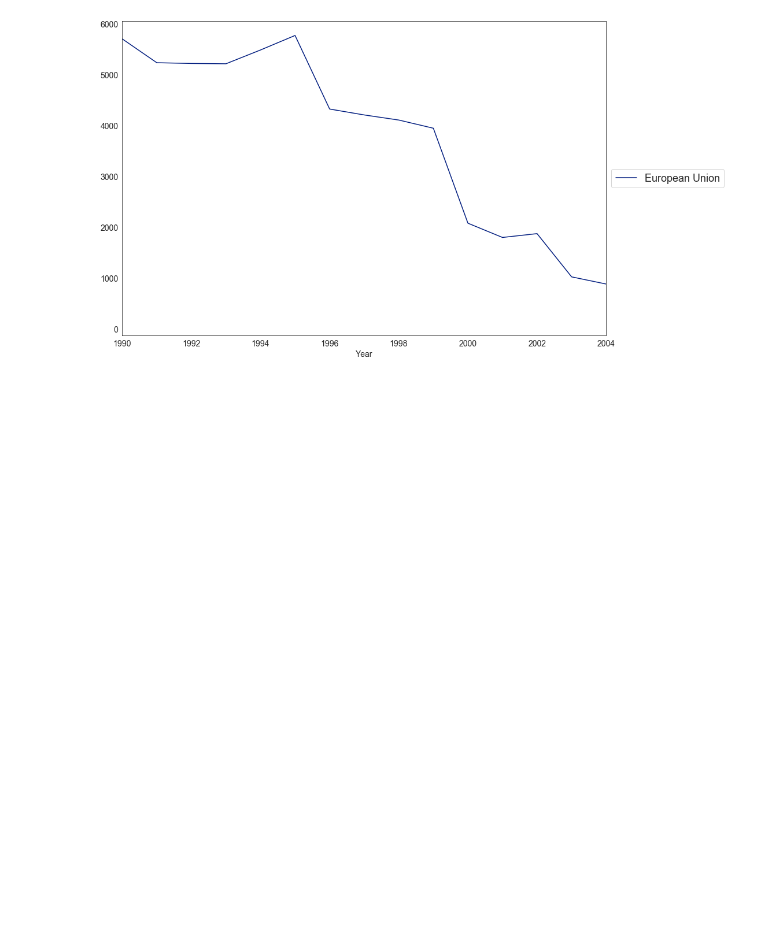
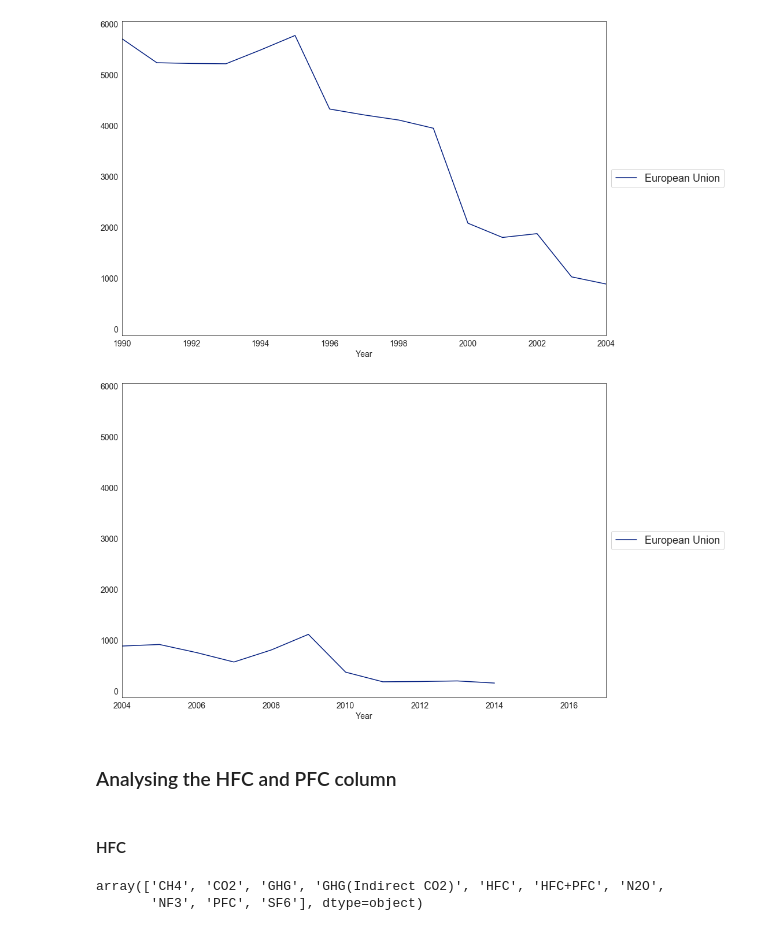
Before and after one commit to Wealthy-Waste/International-Greenhouse-Gas-Emissions, a Jupyter notebook: INTERNATIONAL GREENHOUSE GAS EMMISSION/1 - EMISSION ANALYSIS - 9TH MAY 2020.ipynb, the cells around one changed output. Cells and saved outputs as stored; diff of their text form; code cells hidden in the pictures; blank space fills up the shorter version.

```diff
--- a/INTERNATIONAL GREENHOUSE GAS EMMISSION/1 - EMISSION ANALYSIS - 9TH MAY 2020.ipynb
+++ b/INTERNATIONAL GREENHOUSE GAS EMMISSION/1 - EMISSION ANALYSIS - 9TH MAY 2020.ipynb
@@ -614,3 +618,16 @@ gas_accord_country1(gases[5],["Germany","United States of America"])
 gas_accord_country1(gases[5],["European Union"])
 # %% [output]
 [figure]
+# %%
+gas_accord_country2(gases[5],["European Union"])
+# %% [output]
+[figure, added]
+# %% [markdown]
+### Analysing the HFC and PFC column
+# %% [markdown]
+#### HFC
+# %%
+gases
+# %% [output]
+array(['CH4', 'CO2', 'GHG', 'GHG(Indirect CO2)', 'HFC', 'HFC+PFC', 'N2O',
+       'NF3', 'PFC', 'SF6'], dtype=object)
```
Also changed, not shown: parts of 51 cells of this notebook.
